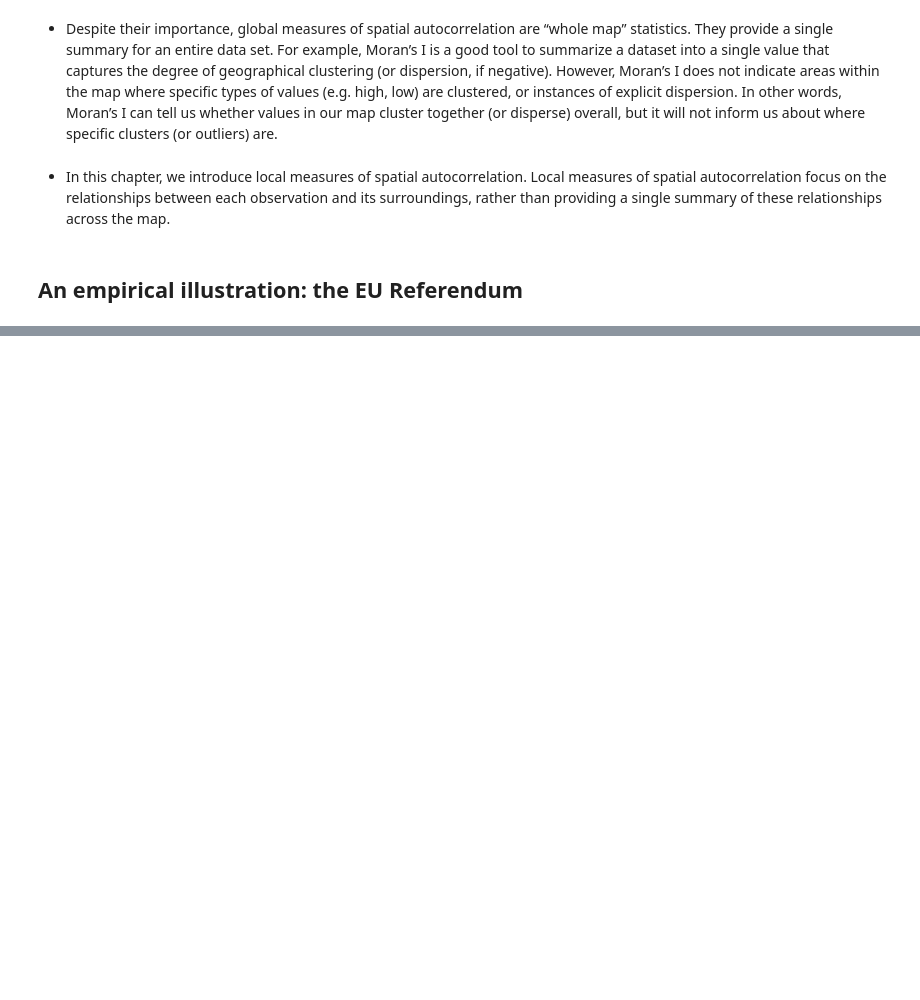
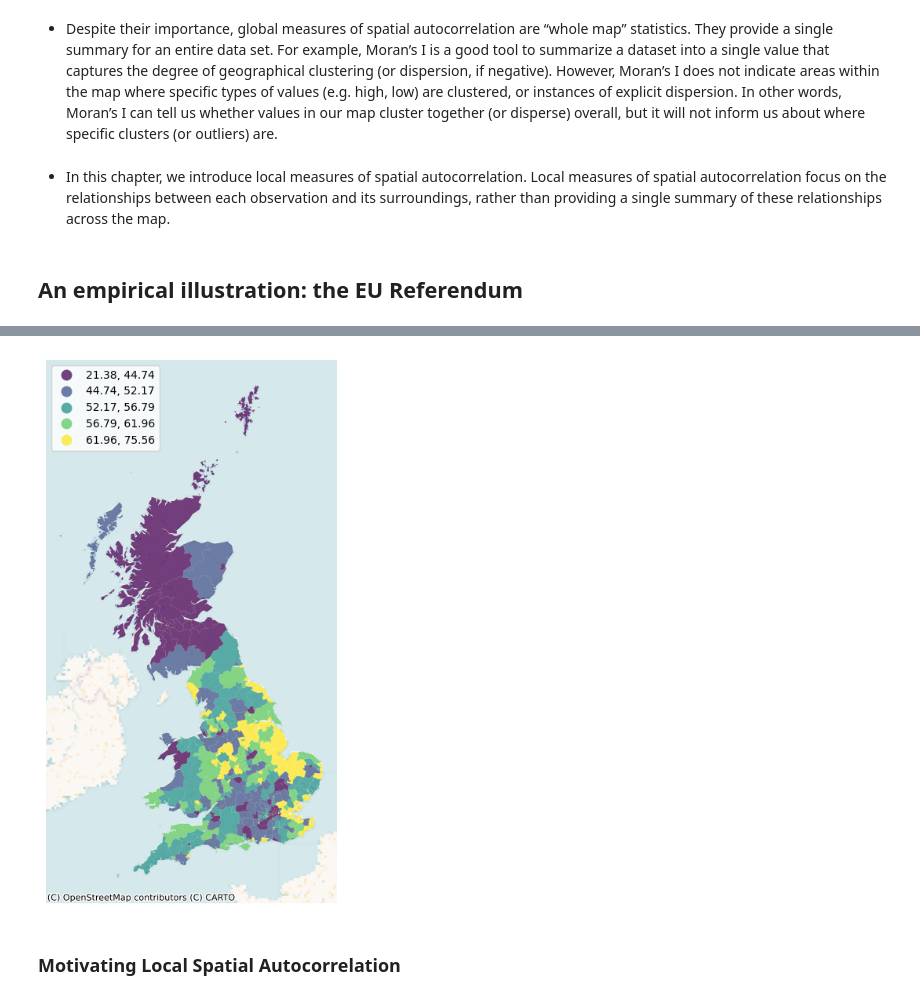
Before and after one commit to Maras13/geographic_data_science, a Jupyter notebook: Local_Spatial_Autocorrelation.ipynb, the cells around one changed output, grey strips where cells are left out. Cells and saved outputs as stored; diff of their text form; code cells hidden in the pictures; blank space fills up the shorter version.

Commit message:
added local spatial autocorrelation

```diff
--- a/Local_Spatial_Autocorrelation.ipynb
+++ b/Local_Spatial_Autocorrelation.ipynb
@@ -25,3 +25,17 @@ ref = pd.read_csv(
 lads = gpd.read_file(
     "./geo_data/brexit/local_authority_districts.geojson"
 ).set_index("lad16cd")
+# %%
+# Trim the dataframe
+
+db = (
+    geopandas.GeoDataFrame(
+        lads.join(ref[["Pct_Leave"]]), crs=lads.crs
+    )
+    .to_crs(epsg=3857)[
+        ["objectid", "lad16nm", "Pct_Leave", "geometry"]
+    ]
+    .dropna()
+)
+
+db.info()
@@ -27,0 +54,26 @@ lads = gpd.read_file(
+# %%
+# Set up figure and a single axis
+f, ax = plt.subplots(1, figsize=(9, 9))
+# Build choropleth
+db.plot(
+    column="Pct_Leave",
+    cmap="viridis",
+    scheme="quantiles",
+    k=5,
+    edgecolor="white",
+    linewidth=0.0,
+    alpha=0.75,
+    legend=True,
+    legend_kwds=dict(loc=2),
+    ax=ax,
+)
+# Add basemap
+contextily.add_basemap(
+    ax,
+    crs=db.crs,
+    source=contextily.providers.CartoDB.VoyagerNoLabels,
+)
+# Remove axes
+ax.set_axis_off();
+# %% [output]
+[figure, added]
@@ -27,0 +87,2 @@ lads = gpd.read_file(
+# %% [markdown]
+### Motivating Local Spatial Autocorrelation
```
Also changed, not shown: parts of 11 cells of this notebook.
